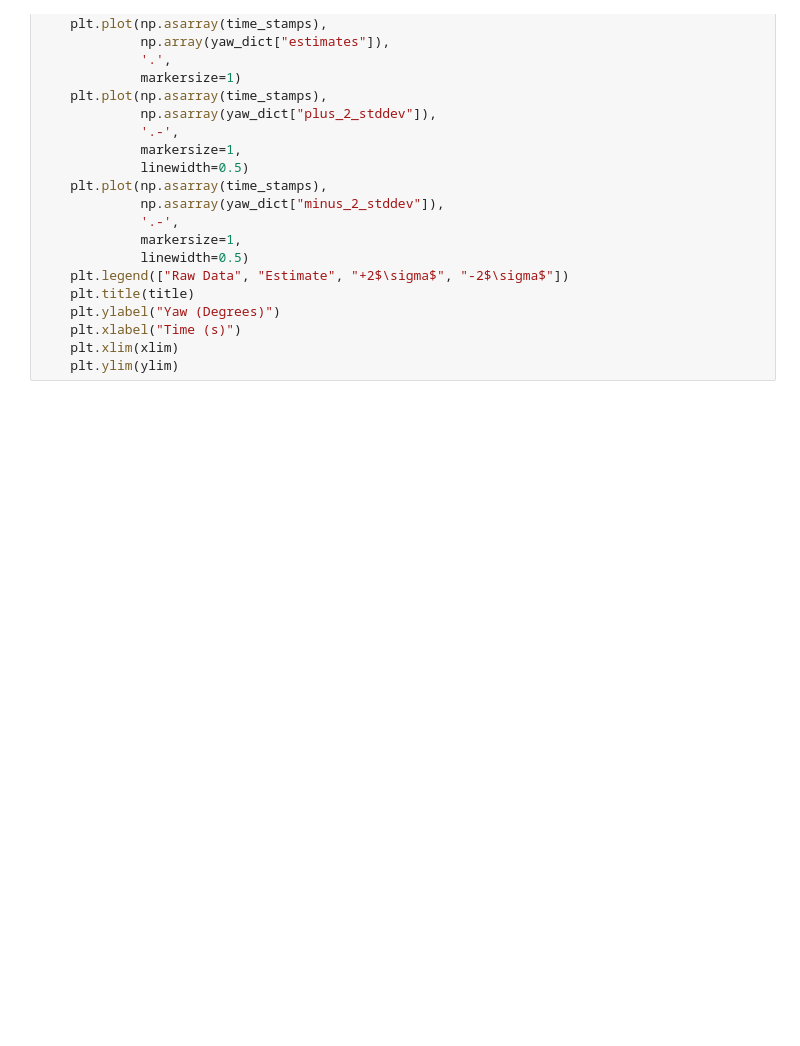
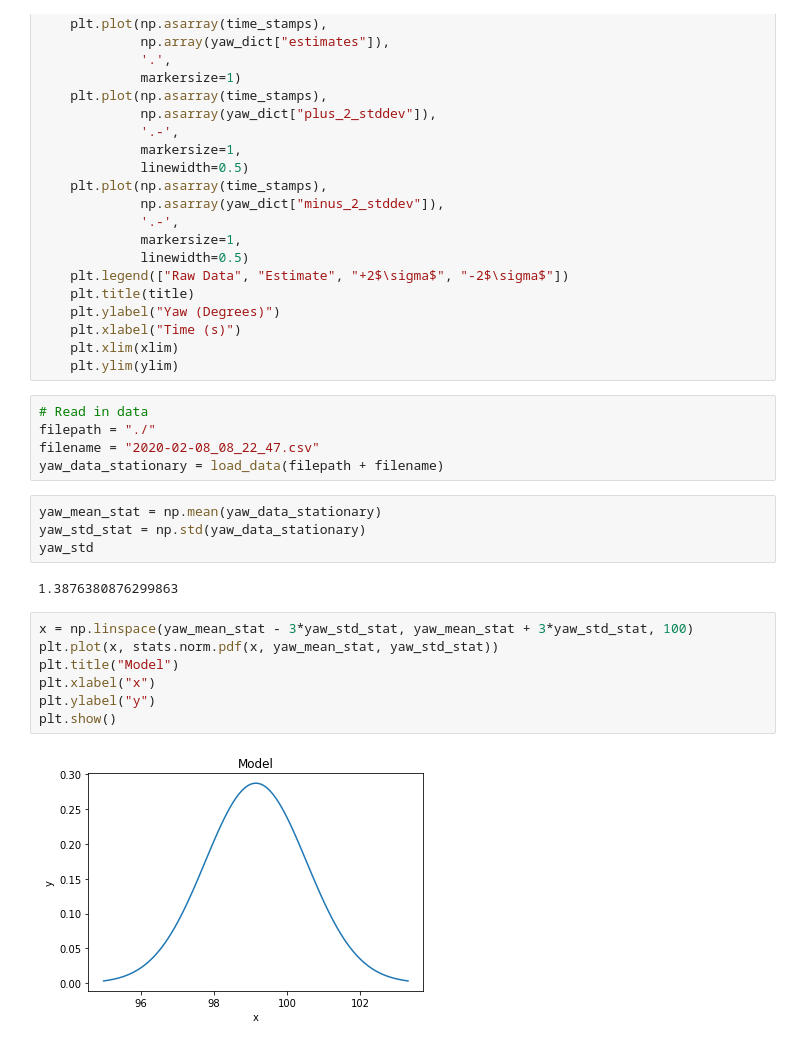
Before and after one commit to clylau/E205_HW2, a Jupyter notebook: hw2.ipynb, the cells around one changed output. Saved outputs shown, nothing was run; the diff lists cells and outputs as text; blank space fills up the shorter version.

```diff
--- a/hw2.ipynb
+++ b/hw2.ipynb
@@ -111,3 +119,23 @@ def plot_yaw(yaw_dict, time_stamps, title=None, xlim=None, ylim=None):
     plt.xlabel("Time (s)")
     plt.xlim(xlim)
     plt.ylim(ylim)
+# %%
+# Read in data
+filepath = "./"
+filename = "2020-02-08_08_22_47.csv"
+yaw_data_stationary = load_data(filepath + filename)
+# %%
+yaw_mean_stat = np.mean(yaw_data_stationary)
+yaw_std_stat = np.std(yaw_data_stationary)
+yaw_std
+# %% [output]
+1.3876380876299863
+# %%
+x = np.linspace(yaw_mean_stat - 3*yaw_std_stat, yaw_mean_stat + 3*yaw_std_stat, 100)
+plt.plot(x, stats.norm.pdf(x, yaw_mean_stat, yaw_std_stat))
+plt.title("Model")
+plt.xlabel("x")
+plt.ylabel("y")
+plt.show()
+# %% [output]
+[figure, added]
```
Also changed, not shown: parts of 9 cells of this notebook.
